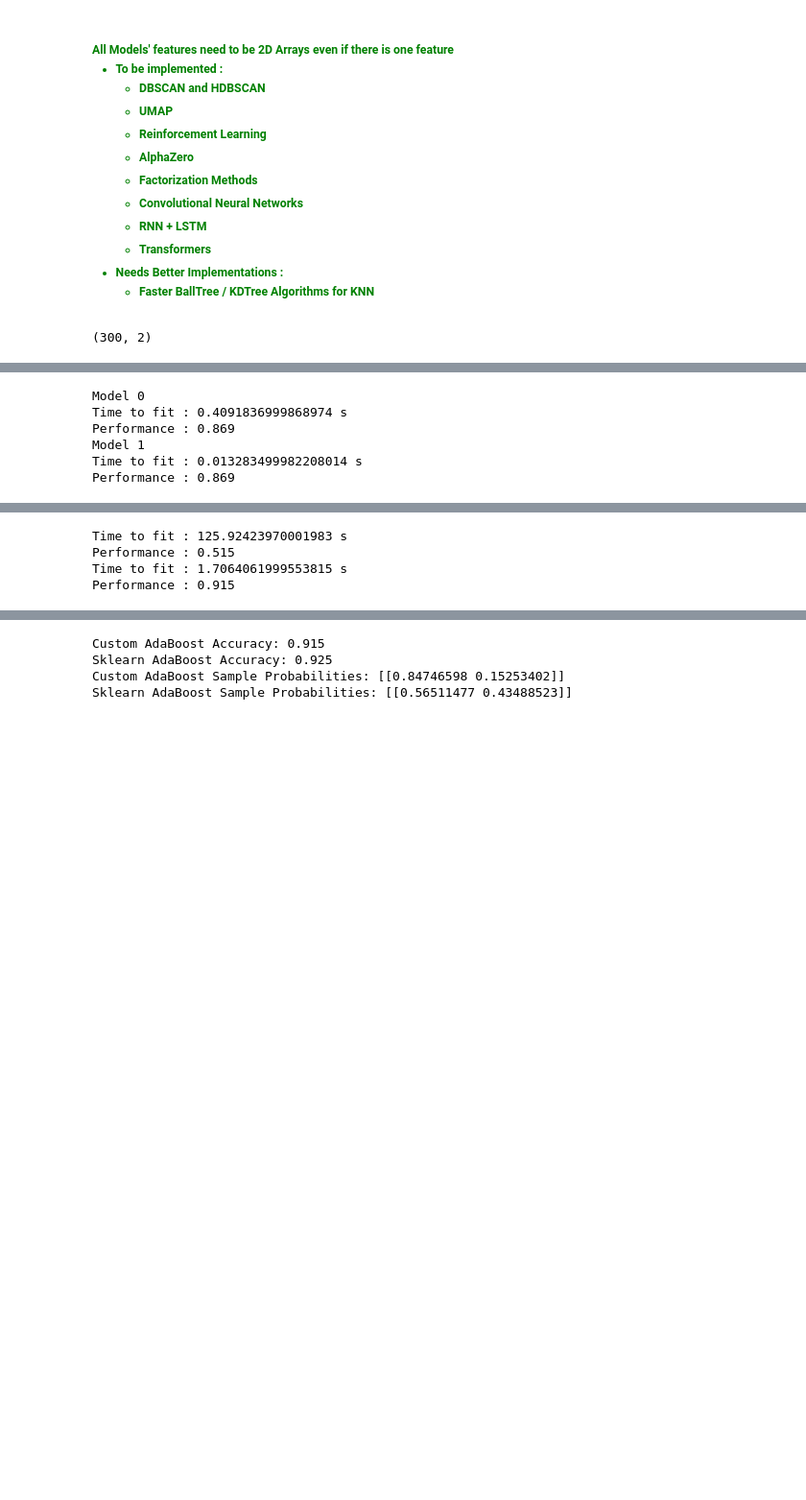
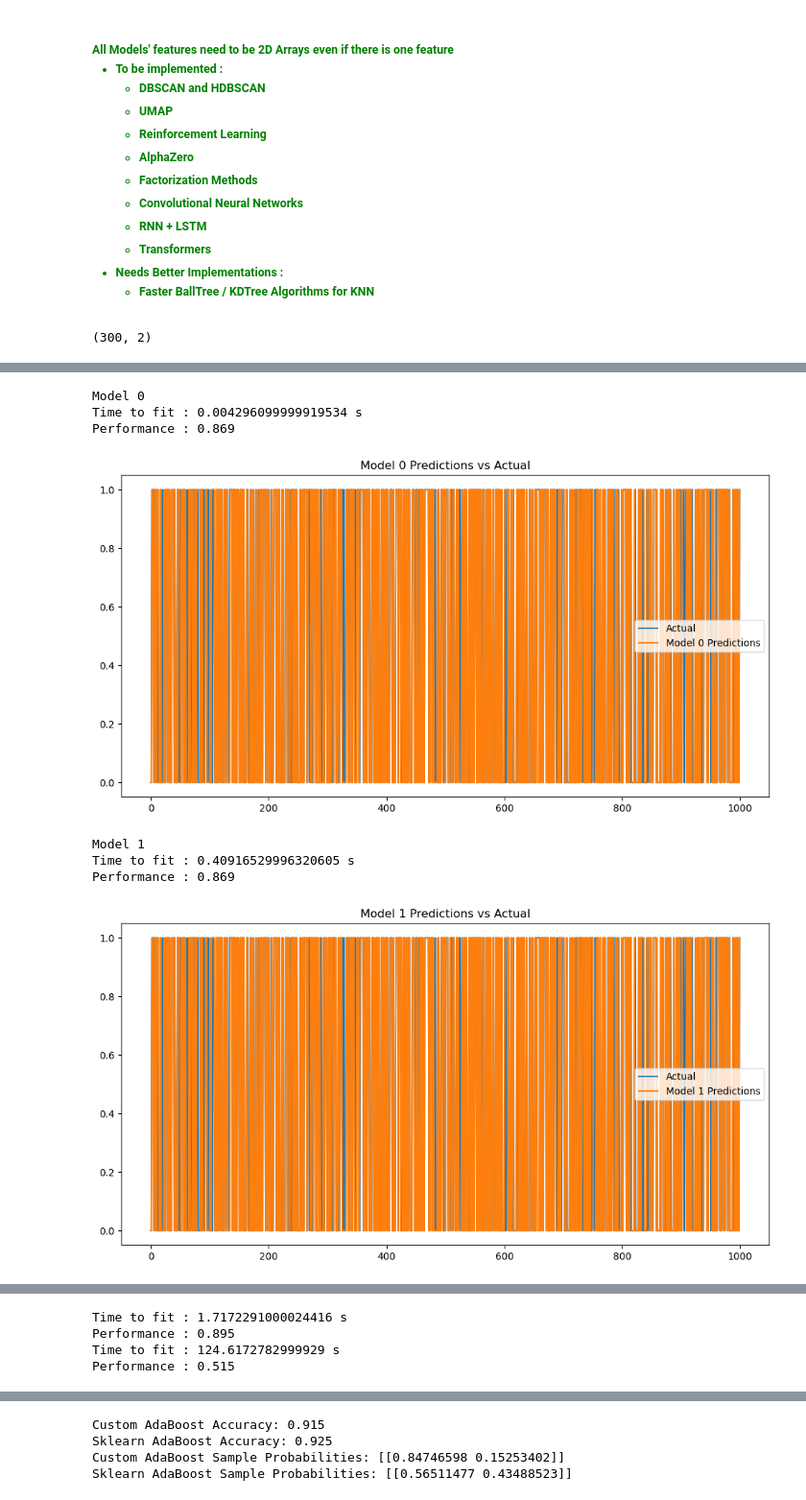
Before and after one commit to Zakaria-El-Maachi/ZAI-Scikit, a Jupyter notebook: testing.ipynb, the cells around one changed output, grey strips where cells are left out. Shown at 96% size. Saved outputs shown, nothing was run; the diff lists cells and outputs as text; code cells hidden in the pictures; blank space fills up the shorter version.

```diff
--- a/testing.ipynb
+++ b/testing.ipynb
@@ -314,25 +315,27 @@ Performance : 0.9384
 # %%
 from sklearn.preprocessing import StandardScaler
-from logistic_regression import LogisticRegression  # Import your logistic regression module
+from ZAIScikit.linear_models import LogisticRegression  # Import your logistic regression module
 from sklearn.linear_model import LogisticRegression as SKlogistic
 
 # Generate synthetic data
 X, y = make_classification(n_samples=5000, n_features=5, n_classes=2, random_state=42)
 
 # Split the data into train and test sets
 X_train, X_test, y_train, y_test = train_test_split(X, y, test_size=0.2, random_state=42)
 
 # Standardize features
 scaler = StandardScaler()
 X_train = scaler.fit_transform(X_train)
 X_test = scaler.transform(X_test)
 
 
-compareModels([LogisticRegression(), SKlogistic()], [X_train, X_test], [y_train, y_test], accuracy_score)
+compareModels([SKlogistic(), LogisticRegression()], [X_train, X_test], [y_train, y_test], accuracy_score)
 # %% [output]
 Model 0
-Time to fit : 0.4091836999868974 s
+Time to fit : 0.004296099999919534 s
 Performance : 0.869
-Model 1
-Time to fit : 0.013283499982208014 s
-Performance : 0.869
+[figure, added]
+Model 1
+Time to fit : 0.40916529996320605 s
+Performance : 0.869
+[figure, added]
@@ -339,7 +343,7 @@ Performance : 0.869
 # %%
 from sklearn.preprocessing import StandardScaler
 from sklearn.neural_network import MLPClassifier
-from mlp import *
+from ZAIScikit.mlp import *
 
 def compareModelsMLP(models, data, targets, metric):
     X_train, X_test = data
@@ -391,9 +395,9 @@ mlp_model.add_layer(Softmax())
 # Initialize scikit-learn's MLPClassifier
 sklearn_mlp = MLPClassifier(hidden_layer_sizes=(100, 50), activation='relu', solver='adam', max_iter=500)
 
-compareModelsMLP([mlp_model, sklearn_mlp], [X_train, X_test], [y_train, y_test], accuracy_score)
+compareModelsMLP([sklearn_mlp, mlp_model], [X_train, X_test], [y_train, y_test], accuracy_score)
 # %% [output]
-Time to fit : 125.92423970001983 s
+Time to fit : 1.7172291000024416 s
+Performance : 0.895
+Time to fit : 124.6172782999929 s
 Performance : 0.515
-Time to fit : 1.7064061999553815 s
-Performance : 0.915
```
Also changed, not shown: parts of 21 cells of this notebook, 47 other files.
